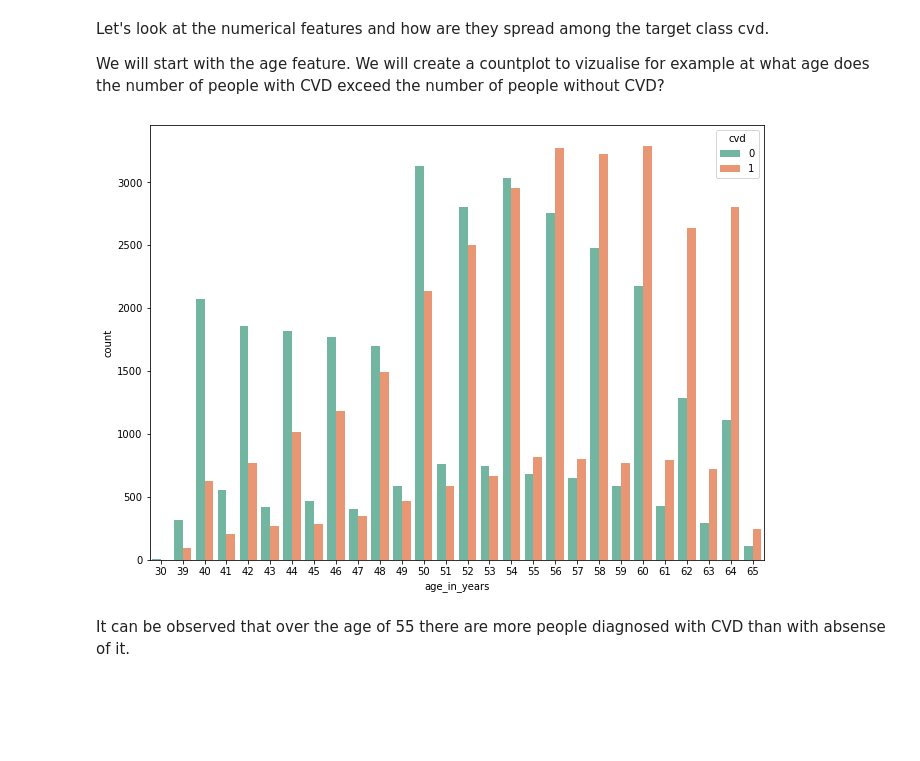
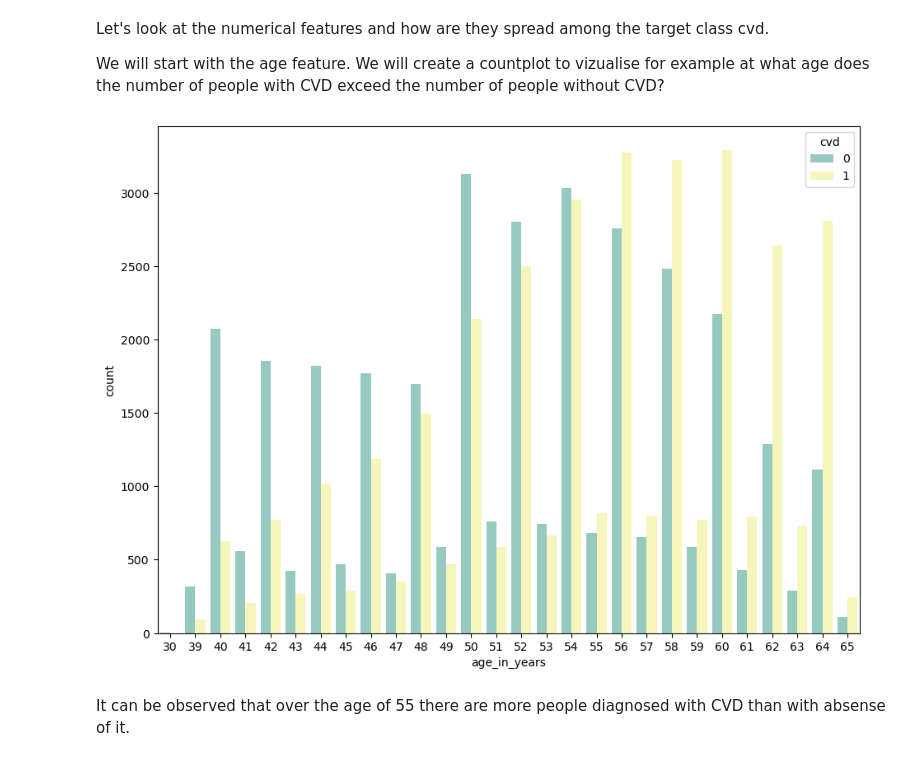
Before and after one commit to brchn6/FGS_ML, a Jupyter notebook: Python Code -20231211/EDA/eda-cvd/eda-cardio.ipynb, the cells around one changed output. Cells and saved outputs as stored; diff of their text form; code cells hidden in the pictures; blank space fills up the shorter version.

```diff
--- a/Python Code -20231211/EDA/eda-cvd/eda-cardio.ipynb
+++ b/Python Code -20231211/EDA/eda-cvd/eda-cardio.ipynb
@@ -38,11 +43,12 @@ Let's look at the dataset
 # %%
+
 import numpy as np
 import pandas as pd
 import seaborn as sns
 from matplotlib import pyplot as plt
 import os
-path_to_data = "/Users/ortald/applied-ml-for-healthcare/eda/eda-cvd/"
-df = pd.read_csv(path_to_data + "cardio-train.csv",sep=";")
+path_to_data = os.getcwd()
+df = pd.read_csv(path_to_data + "\\cardio-train.csv",sep=";", index_col=False)
 # %%
 df.head()
 # %% [output]
@@ -57,10 +63,13 @@ Changing the names of the attributes ap_hi -> sbp, ap_io ->dbp, cardio -> cvd
 
 And transforming the age column from in days to age_in_years
 # %%
-df.rename(columns={'ap_hi': 'sbp', 'ap_lo': 'dbp', 'cardio': 'cvd'}, inplace=True)
+try:
+    df.rename(columns={'ap_hi': 'sbp', 'ap_lo': 'dbp', 'cardio': 'cvd'}, inplace=True)
+    df['age_in_years'] = (df['age'] / 365).round().astype('int')
+    df.drop('age', axis = 1, inplace=True)
+except:
+    pass
 
-df['age_in_years'] = (df['age'] / 365).round().astype('int')
-df.drop('age', axis = 1, inplace=True)
 print(df.columns)
 
 df.head()
@@ -190,11 +185,22 @@ Let's look at the numerical features and how are they spread among the target cl
 We will start with the age feature.
 We will create a countplot to vizualise for example at what age does the number of people with CVD exceed the number of people without CVD?
 # %%
+import warnings
+warnings.filterwarnings('ignore')
+
+
 from matplotlib import rcParams # rcParams - contains the default styles for every plot element you create.
 rcParams['figure.figsize'] = 11, 8
-sns.countplot(x='age_in_years', hue='cvd', data = df, palette="Set2");
+
+# Convert 'cvd' to string if they are not already
+df['cvd'] = df['cvd'].astype(str)
+
+# Now plot
+sns.countplot(x='age_in_years', hue="cvd", data=df,palette="Set3" )
+
+plt.show()
 # %% [output]
-[figure, old version]
+[figure, new version]
 # %% [markdown]
 It can be observed that over the age of 55 there are more people diagnosed with CVD than with absense of it.
 # %% [markdown]
```
Also changed, not shown: parts of 6 cells of this notebook, 1 other file.
